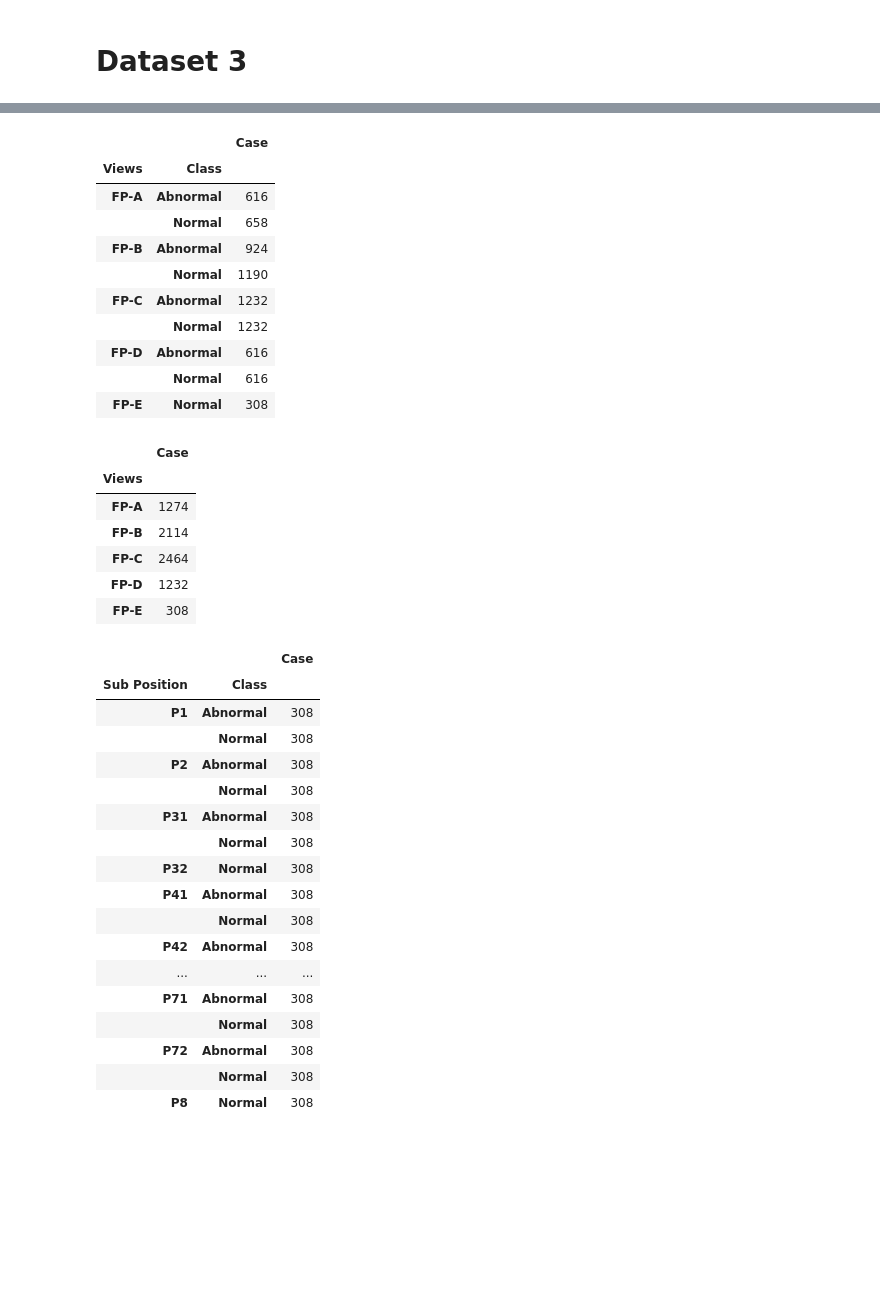
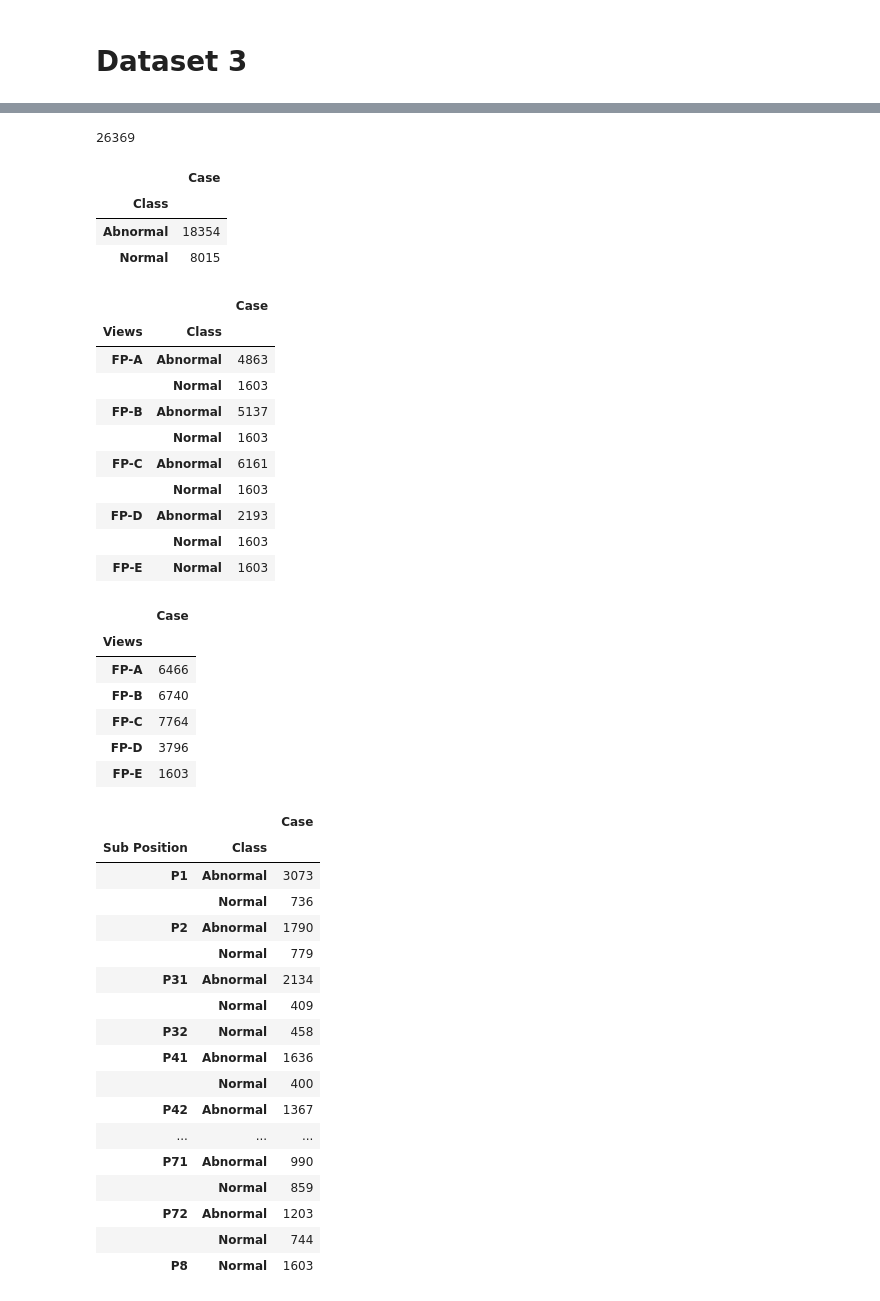
Before and after one commit to Peckkie/USAI_CCA2021, a Jupyter notebook: Dataset_Preview.ipynb, the cells around one changed output, grey strips where cells are left out. Drawn from its saved outputs; the diff is of its cells as text; code cells hidden in the pictures; blank space fills up the shorter version.

```diff
--- a/Dataset_Preview.ipynb
+++ b/Dataset_Preview.ipynb
@@ -63,49 +237,61 @@ dataframe_train1 = pd.read_csv (r'/home/yupaporn/codes/USAI/Traindf_fold1_2.csv'
 # %%
 import pandas as pd
 # import data
-dataframe_train1 = pd.read_csv (r'/home/yupaporn/codes/USAI/Traindf_fold1_3.csv')
+dataframe_train1 = pd.read_csv (r'/home/yupaporn/codes/USAI/Traindf_fold1_5.csv')
+dataframe_val1 = pd.read_csv (r'/home/yupaporn/codes/USAI/Validationdf_fold1_5.csv')
+dff5 = pd.concat([dataframe_val1,dataframe_train1])
+print(len(dff5))
+# %% [output]
+26369
+# %%
+ dff5[["Class","Case"]].groupby(['Class']).count()
+# %% [output]
+|  | Case |
+| Class |  |
+| Abnormal | 18354 |
+| Normal | 8015 |
 # %%
- dataframe_train1[["Class","Views","Case"]].groupby(['Views','Class']).count()
+ dff5[["Class","Views","Case"]].groupby(['Views','Class']).count()
 # %% [output]
 |  |  | Case |
 | Views | Class |  |
-| FP-A | Abnormal | 616 |
-|  | Normal | 658 |
-| FP-B | Abnormal | 924 |
-|  | Normal | 1190 |
-| FP-C | Abnormal | 1232 |
-|  | Normal | 1232 |
-| FP-D | Abnormal | 616 |
-|  | Normal | 616 |
-| FP-E | Normal | 308 |
+| FP-A | Abnormal | 4863 |
+|  | Normal | 1603 |
+| FP-B | Abnormal | 5137 |
+|  | Normal | 1603 |
+| FP-C | Abnormal | 6161 |
+|  | Normal | 1603 |
+| FP-D | Abnormal | 2193 |
+|  | Normal | 1603 |
+| FP-E | Normal | 1603 |
 # %%
- dataframe_train1[["Views","Case"]].groupby(['Views']).count()
+ dff5[["Views","Case"]].groupby(['Views']).count()
 # %% [output]
 |  | Case |
 | Views |  |
-| FP-A | 1274 |
-| FP-B | 2114 |
-| FP-C | 2464 |
-| FP-D | 1232 |
-| FP-E | 308 |
+| FP-A | 6466 |
+| FP-B | 6740 |
+| FP-C | 7764 |
+| FP-D | 3796 |
+| FP-E | 1603 |
 # %%
- dataframe_train1[["Class","Sub Position","Case"]].groupby(['Sub Position','Class']).count()
+ dff5[["Class","Sub Position","Case"]].groupby(['Sub Position','Class']).count()
 # %% [output]
 |  |  | Case |
 | Sub Position | Class |  |
-| P1 | Abnormal | 308 |
-|  | Normal | 308 |
-| P2 | Abnormal | 308 |
-|  | Normal | 308 |
-| P31 | Abnormal | 308 |
-|  | Normal | 308 |
-| P32 | Normal | 308 |
-| P41 | Abnormal | 308 |
-|  | Normal | 308 |
-| P42 | Abnormal | 308 |
+| P1 | Abnormal | 3073 |
+|  | Normal | 736 |
+| P2 | Abnormal | 1790 |
+|  | Normal | 779 |
+| P31 | Abnormal | 2134 |
+|  | Normal | 409 |
+| P32 | Normal | 458 |
+| P41 | Abnormal | 1636 |
+|  | Normal | 400 |
+| P42 | Abnormal | 1367 |
 | ... | ... | ... |
-| P71 | Abnormal | 308 |
-|  | Normal | 308 |
-| P72 | Abnormal | 308 |
-|  | Normal | 308 |
-| P8 | Normal | 308 |
+| P71 | Abnormal | 990 |
+|  | Normal | 859 |
+| P72 | Abnormal | 1203 |
+|  | Normal | 744 |
+| P8 | Normal | 1603 |
```
Also changed, not shown: parts of 26 cells of this notebook, 1 other file.
